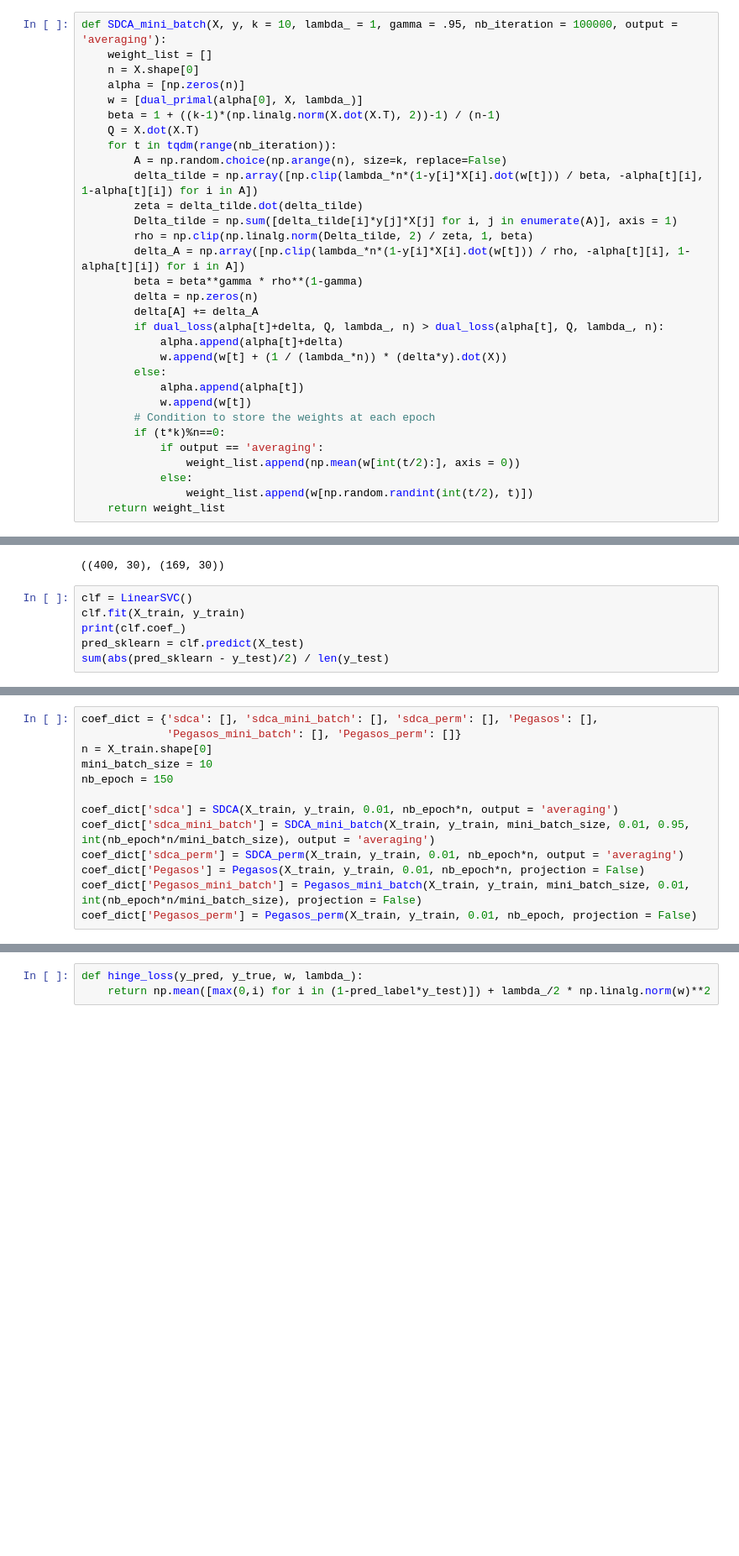
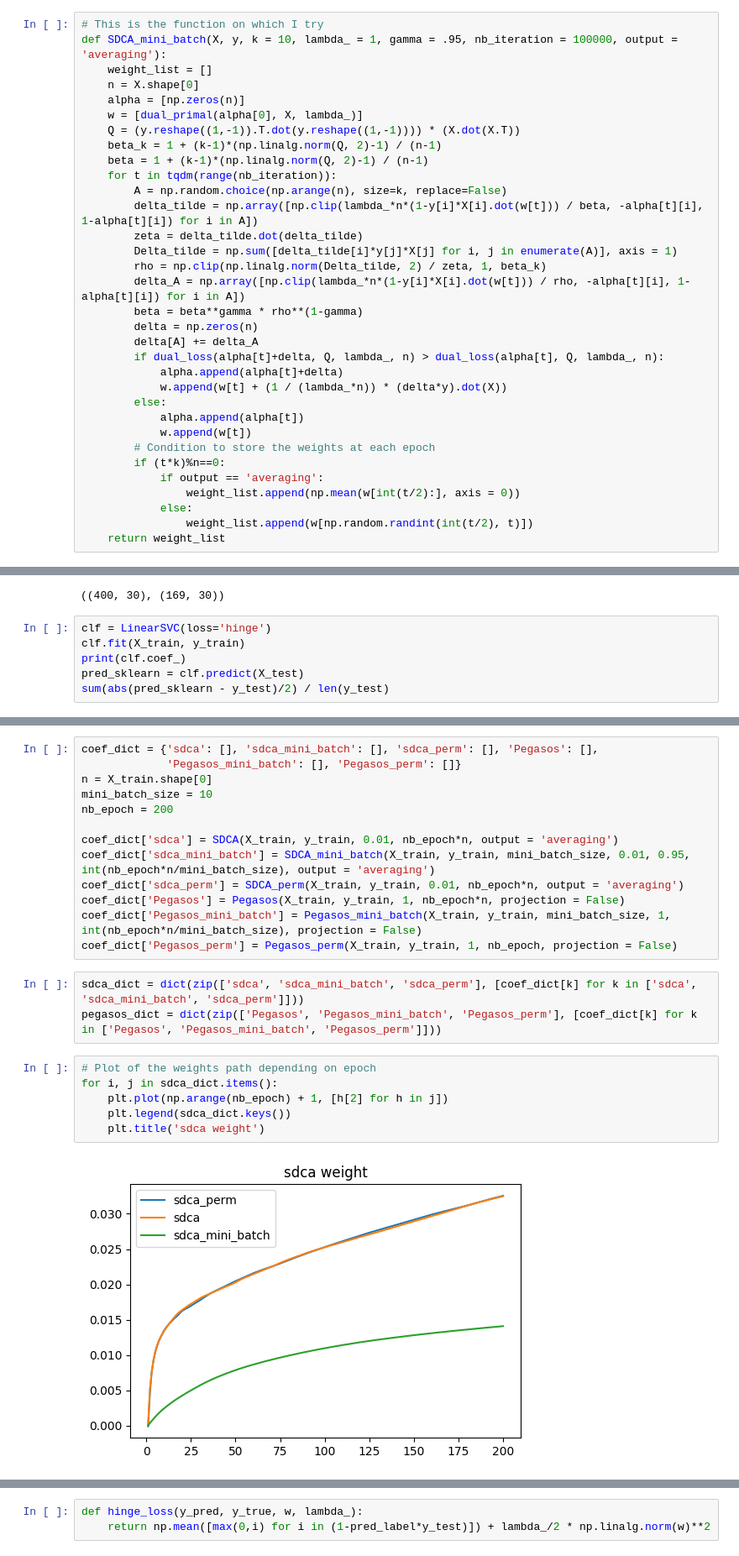
Before and after one commit to mathislinger/SOADML, a Jupyter notebook: SOADML project.ipynb, the cells around one changed output, grey strips where cells are left out. Shown at 84% size. Cells and saved outputs as stored; diff of their text form; blank space fills up the shorter version.

```diff
--- a/SOADML project.ipynb
+++ b/SOADML project.ipynb
@@ -204,19 +204,21 @@ $Q \in \mathbb{R}^{n\times n}$ is the Gram matrix of the labeled data where $Q_{
 def dual_loss(alpha_, Q_, lambda_, n):
     return -alpha_.T.dot(Q_).dot(alpha_) / (2*lambda_*n**2) + np.mean(alpha_)
 # %%
+# This is the function on which I try
 def SDCA_mini_batch(X, y, k = 10, lambda_ = 1, gamma = .95, nb_iteration = 100000, output = 'averaging'):
     weight_list = []
     n = X.shape[0]
     alpha = [np.zeros(n)]
     w = [dual_primal(alpha[0], X, lambda_)]
-    beta = 1 + ((k-1)*(np.linalg.norm(X.dot(X.T), 2))-1) / (n-1)
-    Q = X.dot(X.T)
+    Q = (y.reshape((1,-1)).T.dot(y.reshape((1,-1)))) * (X.dot(X.T))
+    beta_k = 1 + (k-1)*(np.linalg.norm(Q, 2)-1) / (n-1)
+    beta = 1 + (k-1)*(np.linalg.norm(Q, 2)-1) / (n-1)
     for t in tqdm(range(nb_iteration)):
         A = np.random.choice(np.arange(n), size=k, replace=False)
         delta_tilde = np.array([np.clip(lambda_*n*(1-y[i]*X[i].dot(w[t])) / beta, -alpha[t][i], 1-alpha[t][i]) for i in A])
         zeta = delta_tilde.dot(delta_tilde)
         Delta_tilde = np.sum([delta_tilde[i]*y[j]*X[j] for i, j in enumerate(A)], axis = 1)
-        rho = np.clip(np.linalg.norm(Delta_tilde, 2) / zeta, 1, beta)
+        rho = np.clip(np.linalg.norm(Delta_tilde, 2) / zeta, 1, beta_k)
         delta_A = np.array([np.clip(lambda_*n*(1-y[i]*X[i].dot(w[t])) / rho, -alpha[t][i], 1-alpha[t][i]) for i in A])
         beta = beta**gamma * rho**(1-gamma)
         delta = np.zeros(n)
@@ -436,7 +438,7 @@ X_train.shape, X_test.shape
 # %% [output]
 ((400, 30), (169, 30))
 # %%
-clf = LinearSVC()
+clf = LinearSVC(loss='hinge')
 clf.fit(X_train, y_train)
 print(clf.coef_)
 pred_sklearn = clf.predict(X_test)
@@ -456,11 +458,22 @@ coef_dict = {'sdca': [], 'sdca_mini_batch': [], 'sdca_perm': [], 'Pegasos': [],
              'Pegasos_mini_batch': [], 'Pegasos_perm': []}
 n = X_train.shape[0]
 mini_batch_size = 10
-nb_epoch = 150
+nb_epoch = 200
 
 coef_dict['sdca'] = SDCA(X_train, y_train, 0.01, nb_epoch*n, output = 'averaging')
 coef_dict['sdca_mini_batch'] = SDCA_mini_batch(X_train, y_train, mini_batch_size, 0.01, 0.95, int(nb_epoch*n/mini_batch_size), output = 'averaging')
 coef_dict['sdca_perm'] = SDCA_perm(X_train, y_train, 0.01, nb_epoch*n, output = 'averaging')
-coef_dict['Pegasos'] = Pegasos(X_train, y_train, 0.01, nb_epoch*n, projection = False)
-coef_dict['Pegasos_mini_batch'] = Pegasos_mini_batch(X_train, y_train, mini_batch_size, 0.01, int(nb_epoch*n/mini_batch_size), projection = False)
-coef_dict['Pegasos_perm'] = Pegasos_perm(X_train, y_train, 0.01, nb_epoch, projection = False)
+coef_dict['Pegasos'] = Pegasos(X_train, y_train, 1, nb_epoch*n, projection = False)
+coef_dict['Pegasos_mini_batch'] = Pegasos_mini_batch(X_train, y_train, mini_batch_size, 1, int(nb_epoch*n/mini_batch_size), projection = False)
+coef_dict['Pegasos_perm'] = Pegasos_perm(X_train, y_train, 1, nb_epoch, projection = False)
+# %%
+sdca_dict = dict(zip(['sdca', 'sdca_mini_batch', 'sdca_perm'], [coef_dict[k] for k in ['sdca', 'sdca_mini_batch', 'sdca_perm']]))
+pegasos_dict = dict(zip(['Pegasos', 'Pegasos_mini_batch', 'Pegasos_perm'], [coef_dict[k] for k in ['Pegasos', 'Pegasos_mini_batch', 'Pegasos_perm']]))
+# %%
+# Plot of the weights path depending on epoch
+for i, j in sdca_dict.items():
+    plt.plot(np.arange(nb_epoch) + 1, [h[2] for h in j])
+    plt.legend(sdca_dict.keys())
+    plt.title('sdca weight')
+# %% [output]
+[figure, added]
```
Also changed, not shown: parts of 9 cells of this notebook.
